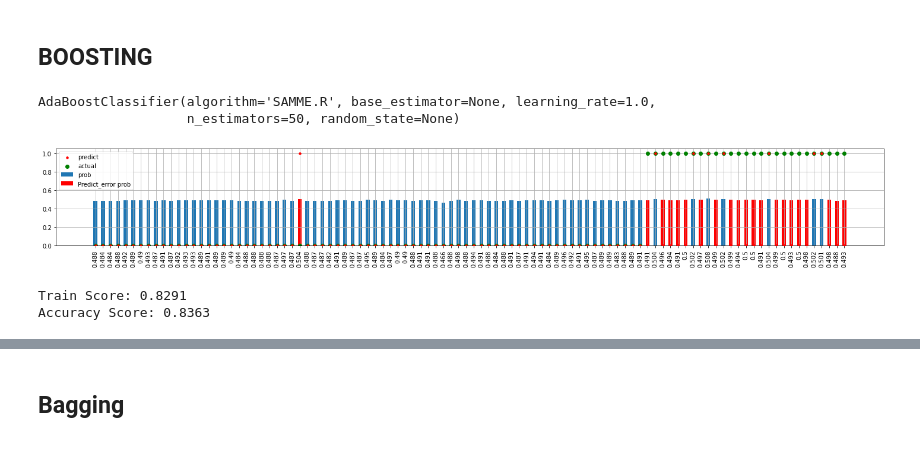
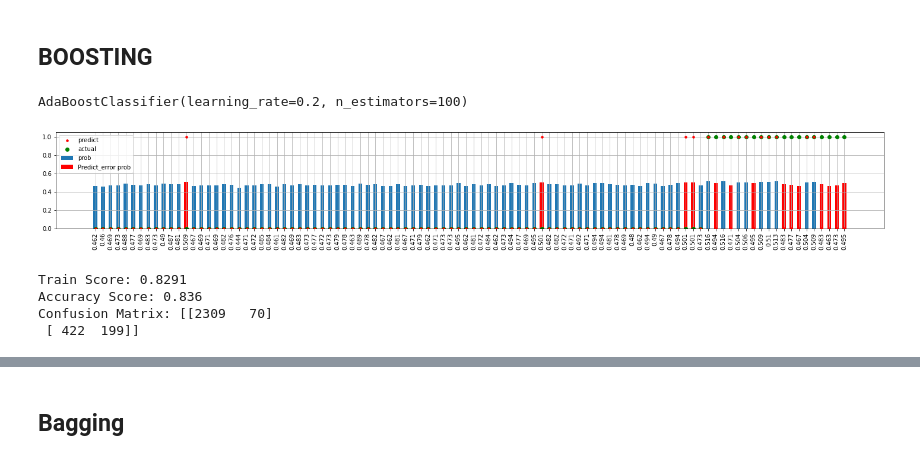
Before and after one commit to ryan73093/kaggle-sklearn, a Jupyter notebook: Predicting_Churn_for_Bank_Customers.ipynb, the cells around one changed output, grey strips where cells are left out. Drawn from its saved outputs; the diff is of its cells as text; code cells hidden in the pictures.

```diff
--- a/Predicting_Churn_for_Bank_Customers.ipynb
+++ b/Predicting_Churn_for_Bank_Customers.ipynb
@@ -241,4 +239,4 @@ Accuracy Score: 0.8083
 # %%
 from sklearn.tree import DecisionTreeClassifier
-training(df_, DecisionTreeClassifier(), scaler='mimax')
+training(df_, DecisionTreeClassifier())
 # %% [output]
@@ -299,13 +281,14 @@ Accuracy Score: 0.8577
 ## BOOSTING
 # %%
 from sklearn.ensemble import AdaBoostClassifier
-training(df_, AdaBoostClassifier(),scaler='minmax')
+training(df_, AdaBoostClassifier(n_estimators=100,learning_rate=0.2),scaler='minmax')
 # %% [output]
-AdaBoostClassifier(algorithm='SAMME.R', base_estimator=None, learning_rate=1.0,
-                   n_estimators=50, random_state=None)
+AdaBoostClassifier(learning_rate=0.2, n_estimators=100)
-[figure, old version]
+[figure, new version]
 Train Score: 0.8291
-Accuracy Score: 0.8363
+Accuracy Score: 0.836
+Confusion Matrix: [[2309   70]
+ [ 422  199]]
 # %%
 from xgboost.sklearn import XGBClassifier
 training(df_mlp,XGBClassifier())
```
Also changed, not shown: parts of 13 cells of this notebook.
